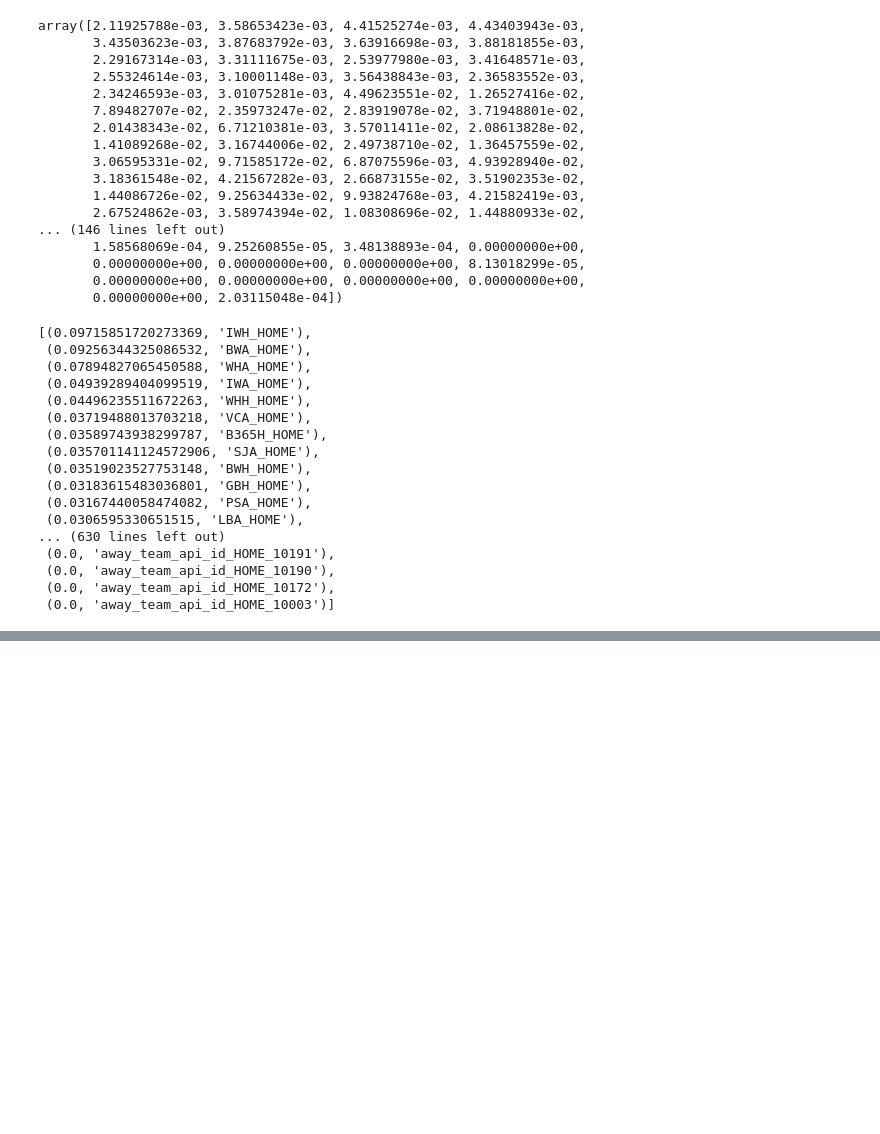
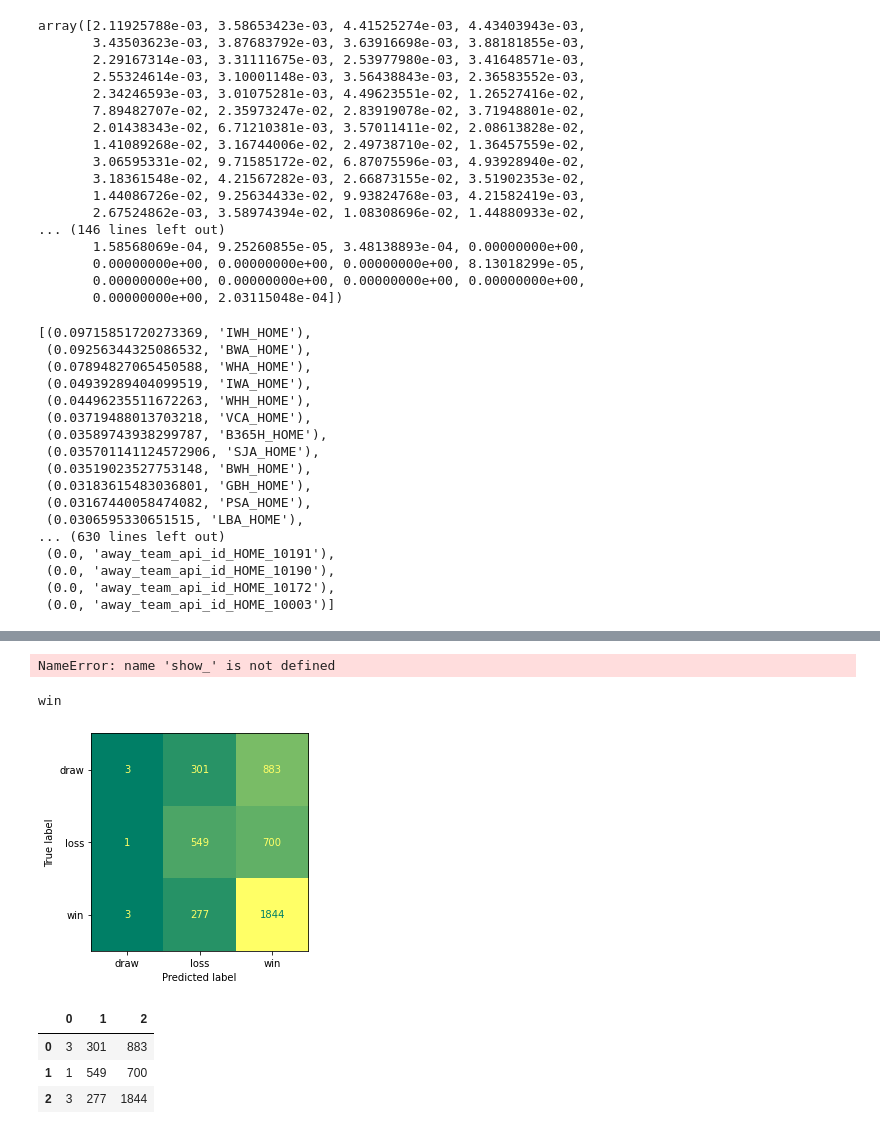
Before and after one commit to lstredler/Final-Frontier, a Jupyter notebook: models/rf_model.ipynb, the cells around one changed output, grey strips where cells are left out. Drawn from its saved outputs; the diff is of its cells as text; code cells hidden in the pictures; blank space fills up the shorter version.

```diff
--- a/models/rf_model.ipynb
+++ b/models/rf_model.ipynb
@@ -340,0 +411,2 @@ Normal Neural Network - Loss: 1.5774860382080078, Accuracy: 0.4588905870914459
+# %%
+data.drop(columns='Unnamed: 0',inplace=True)
@@ -340,0 +427,25 @@ Normal Neural Network - Loss: 1.5774860382080078, Accuracy: 0.4588905870914459
+# %%
+show_df = pd.merge(data,show_df,left_index=True,right_index=True).loc[:,['prediction','y','YEAR','away_team_api_id_HOME','home_team_api_id_HOME']]
+# %%
+show_
+# %% [output]
+NameError: name 'show_' is not defined
+# %%
+show_df
+listie =[]
+for i in show_df['y']:
+    if i == 1:
+        stat = 'win'
+    elif i == 0:
+        stat = 'loss'
+    else:
+        stat = 'draw'
+    listie.append(stat)
+
+show_df['y'] = listie
+# %%
+for idx,i in enumerate(show_df['y']):
+    ifshow_df['y'][idx])
+    break
+# %% [output]
+win
@@ -340,0 +456,13 @@ Normal Neural Network - Loss: 1.5774860382080078, Accuracy: 0.4588905870914459
+# %%
+
+for i in opts:
+    dfdf = pd.DataFrame(plot_confusion_matrix(rf,X_test,y_test, cmap='summer',colorbar=False).confusion_matrix)
+# %% [output]
+[figure, added]
+# %%
+dfdf
+# %% [output]
+|  | 0 | 1 | 2 |
+| 0 | 3 | 301 | 883 |
+| 1 | 1 | 549 | 700 |
+| 2 | 3 | 277 | 1844 |
```
Also changed, not shown: parts of 39 cells of this notebook, 13 other files.
